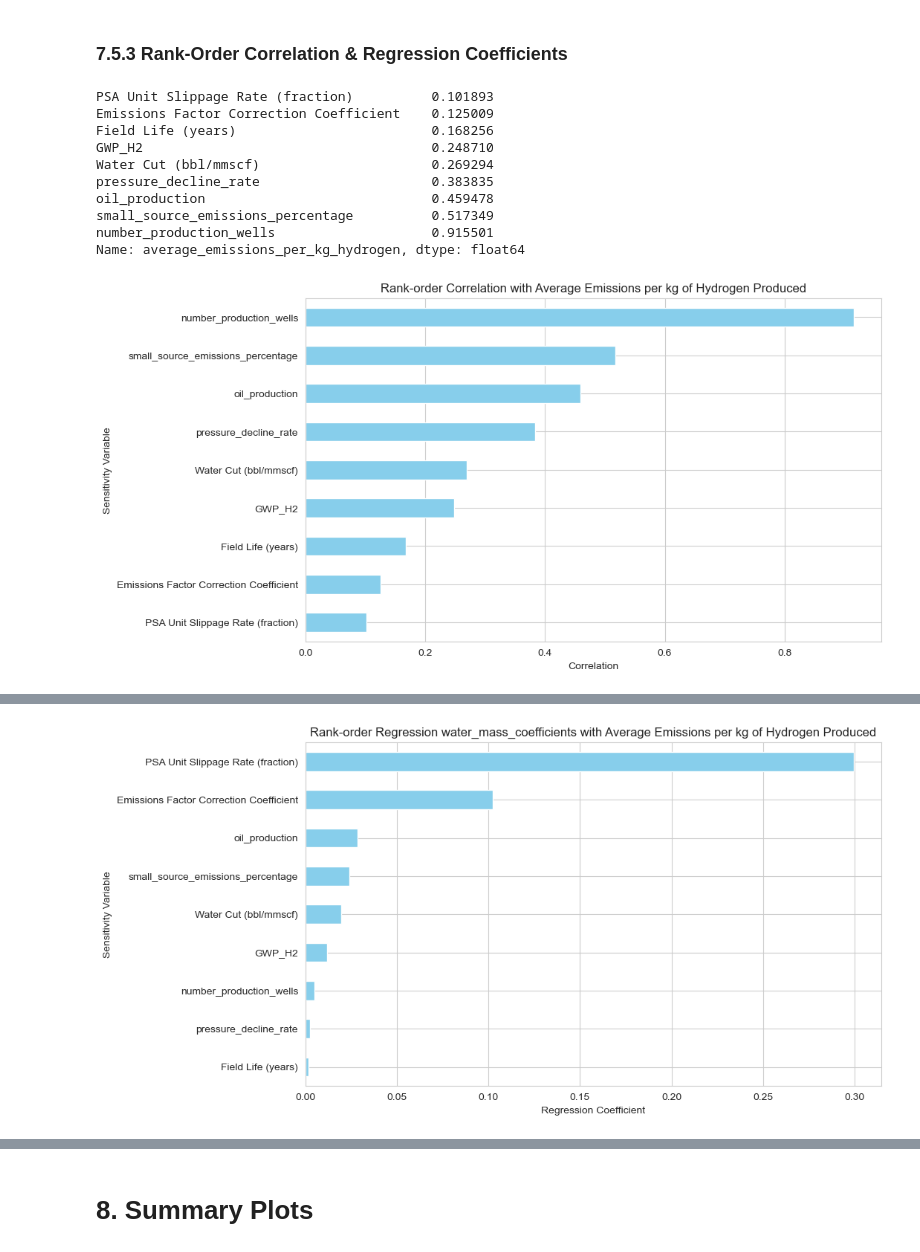
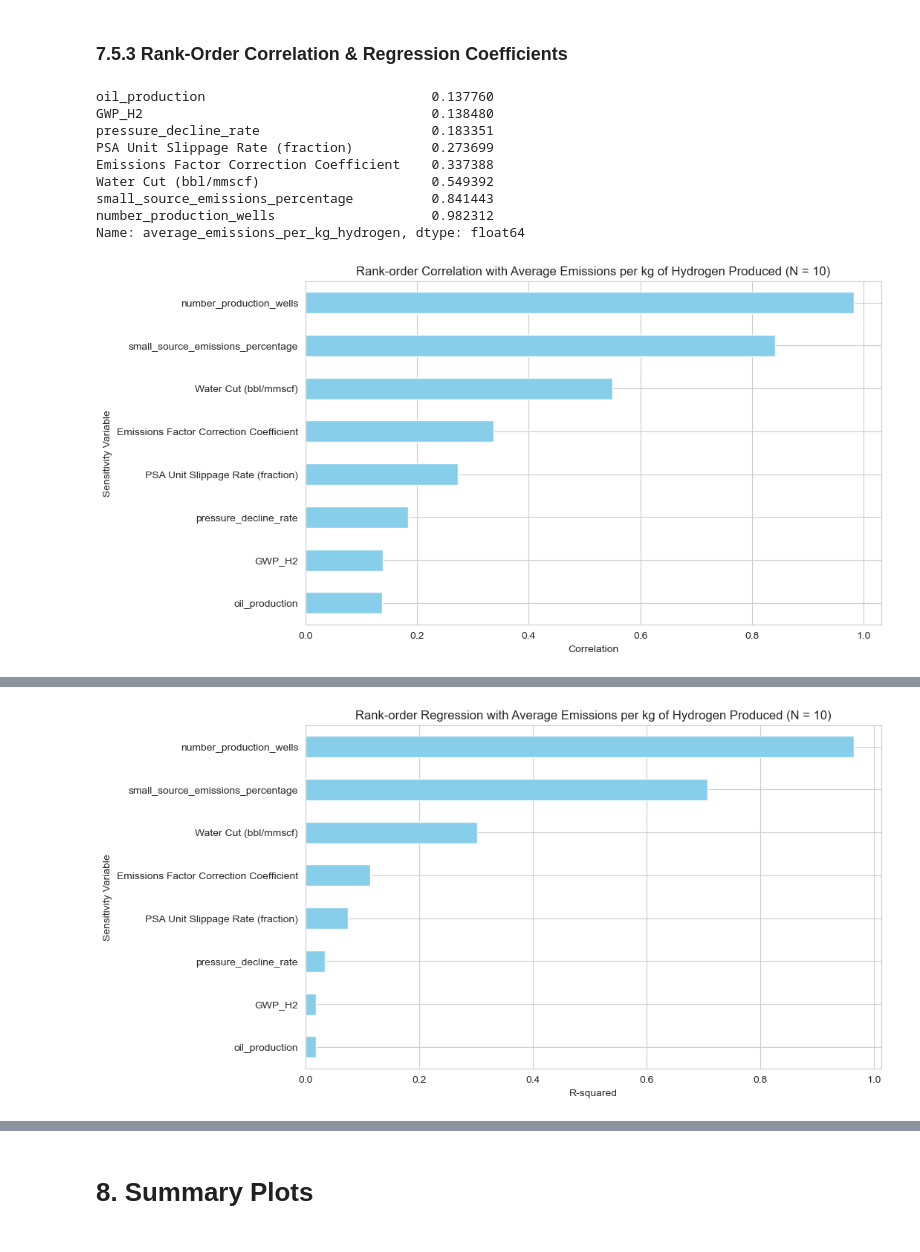
Before and after one commit to tblackfd/Geologic-Hydrogen-LCA-TEA, a Jupyter notebook: BrandtModelReplication_v0_2.ipynb, the cells around one changed output, grey strips where cells are left out. Cells and saved outputs as stored; diff of their text form; code cells hidden in the pictures.

```diff
--- a/BrandtModelReplication_v0_2.ipynb
+++ b/BrandtModelReplication_v0_2.ipynb
@@ -2001,8 +2008,8 @@ def calculate_mass_flows_upstream_separator(case, sensitivity_variables=None, sp
     dict: A dictionary containing the mass flows of each component of the gas stream upstream of the separator in kg/day.
     """
     if sensitivity_variables:
-        oil_production = sensitivity_variables['oil_production']
-        GWP_H2 = sensitivity_variables['GWP_H2']
+        oil_production = sensitivity_variables.get('oil_production', oil_production_default)
+        GWP_H2 = sensitivity_variables.get('GWP_H2', GWP_H2_default)
     else:
         oil_production = oil_production_default
         GWP_H2 = GWP_H2_default
@@ -4098,6 +4105,7 @@ def calculate_total_emissions(case, sensitivity_variables=None, special_producti
         water_cut = sensitivity_variables.get('Water Cut (bbl/mmscf)', water_cut_default)
         h2_purification_loss_rate = sensitivity_variables.get('H2 purification loss rate', h2_purification_loss_rate_default)
         pressure_decline_rate = sensitivity_variables.get('pressure_decline_rate', pressure_decline_rate_default)
+        field_lifespan = sensitivity_variables.get('field_lifespan', field_lifespan_default)
     else:
         GWP_H2 = GWP_H2_default
         oil_production = oil_production_default
@@ -4108,6 +4116,7 @@ def calculate_total_emissions(case, sensitivity_variables=None, special_producti
         water_cut = water_cut_default
         h2_purification_loss_rate = h2_purification_loss_rate_default
         pressure_decline_rate = pressure_decline_rate_default
+        field_lifespan = field_lifespan_default
 
     # Use the provided production profile DataFrame if available
     if special_production_profile_df is not None:
@@ -4115,6 +4124,10 @@ def calculate_total_emissions(case, sensitivity_variables=None, special_producti
     else:
         local_production_profile_df = production_profile_df
 
+    if sensitivity_variables is None:
+        sensitivity_variables = {}
+
+    sensitivity_variables['field_lifespan'] = field_lifespan
 
     # #Call the sensitivity handling function:
     # sensitivity_variables = sensitivity_variable_handling(sensitivity_variables)
@@ -4814,47 +4835,62 @@ max                             0.879196
 # %%
 # Calculate the rank-order correlation between the sensitivity variables and the average emissions per kg of hydrogen produced
 correlation_matrix = sensitivity_results.corr()
 correlation_with_target = correlation_matrix['average_emissions_per_kg_hydrogen']
 correlation_with_target = correlation_with_target.drop('average_emissions_per_kg_hydrogen')  # Remove the correlation with itself
 correlation_with_target = correlation_with_target.abs().sort_values(ascending=True)
 print(correlation_with_target)
 
 #Plot the rank-order correlation results in a horizontal bar chart:
 plt.figure(figsize=(10, 6))
 correlation_with_target.plot(kind='barh', color='skyblue')
-plt.title('Rank-order Correlation with Average Emissions per kg of Hydrogen Produced')
+plt.title(f'Rank-order Correlation with Average Emissions per kg of Hydrogen Produced (N = {N})')
 plt.xlabel('Correlation')
+plt.ylabel('Sensitivity Variable')
+plt.show()
+
+# Calculate the rank-order regression coefficients between the sensitivity variables and the average emissions per kg of hydrogen produced
+X = sensitivity_results.drop(columns='average_emissions_per_kg_hydrogen')
+y = sensitivity_results['average_emissions_per_kg_hydrogen']
+
+# Calculate the rank-order regression between the sensitivity variables and the average emissions per kg of hydrogen produced
+regression_results = {}
+for variable in X.columns:
+    regression_results[variable] = sm.OLS(y, sm.add_constant(X[variable])).fit().rsquared
+regression_results = pd.Series(regression_results).sort_values(ascending=True)
+print(regression_results)
+
+# Plot the rank-order regression results in a horizontal bar chart:
+plt.figure(figsize=(10, 6))
+regression_results.plot(kind='barh', color='skyblue')
+plt.title(f'Rank-order Regression with Average Emissions per kg of Hydrogen Produced (N = {N})')
+plt.xlabel('R-squared')
 plt.ylabel('Sensitivity Variable')
 plt.show()
 
 
 
-# Calculate the rank-order regression water_mass_coefficients between the sensitivity variables and the average emissions per kg of hydrogen produced
-X = sensitivity_results.drop(columns='average_emissions_per_kg_hydrogen')
-y = sensitivity_results['average_emissions_per_kg_hydrogen']
-regression_water_mass_coefficients = {}
+# Calculate the Moment Correlation between the sensitivity variables and the average emissions per kg of hydrogen produced
+moment_correlation = {}
 for variable in X.columns:
-    model = LinearRegression().fit(X[[variable]], y)
-    regression_water_mass_coefficients[variable] = model.coef_[0]
-regression_water_mass_coefficients = pd.Series(regression_water_mass_coefficients).abs().sort_values(ascending=True)
-print(regression_water_mass_coefficients)
+    moment_correlation[variable] = np.mean(X[variable] * y)
+moment_correlation = pd.Series(moment_correlation).abs().sort_values(ascending=True)
+print(moment_correlation)
 
-# Plot the rank-order regression water_mass_coefficients in a separate horizontal bar chart:
+# Plot the Moment Correlation in a separate horizontal bar chart:
 plt.figure(figsize=(10, 6))
-regression_water_mass_coefficients.plot(kind='barh', color='skyblue')
-plt.title('Rank-order Regression water_mass_coefficients with Average Emissions per kg of Hydrogen Produced')
-plt.xlabel('Regression Coefficient')
+moment_correlation.plot(kind='barh', color='skyblue')
+plt.title(f'Moment Correlation with Average Emissions per kg of Hydrogen Produced (N = {N})')
+plt.xlabel('Moment Correlation')
 plt.ylabel('Sensitivity Variable')
 plt.show()
 # %% [output]
-PSA Unit Slippage Rate (fraction)          0.101893
-Emissions Factor Correction Coefficient    0.125009
-Field Life (years)                         0.168256
-GWP_H2                                     0.248710
-Water Cut (bbl/mmscf)                      0.269294
-pressure_decline_rate                      0.383835
-oil_production                             0.459478
-small_source_emissions_percentage          0.517349
-number_production_wells                    0.915501
+oil_production                             0.137760
+GWP_H2                                     0.138480
+pressure_decline_rate                      0.183351
+PSA Unit Slippage Rate (fraction)          0.273699
+Emissions Factor Correction Coefficient    0.337388
+Water Cut (bbl/mmscf)                      0.549392
+small_source_emissions_percentage          0.841443
+number_production_wells                    0.982312
 Name: average_emissions_per_kg_hydrogen, dtype: float64
-[figure, old version]
+[figure, new version]
@@ -4870,2 +4905,2 @@ PSA Unit Slippage Rate (fraction)          0.299608
 dtype: float64
-[figure, old version]
+[figure, new version]
```
Also changed, not shown: parts of 18 cells of this notebook, 1 other file.
